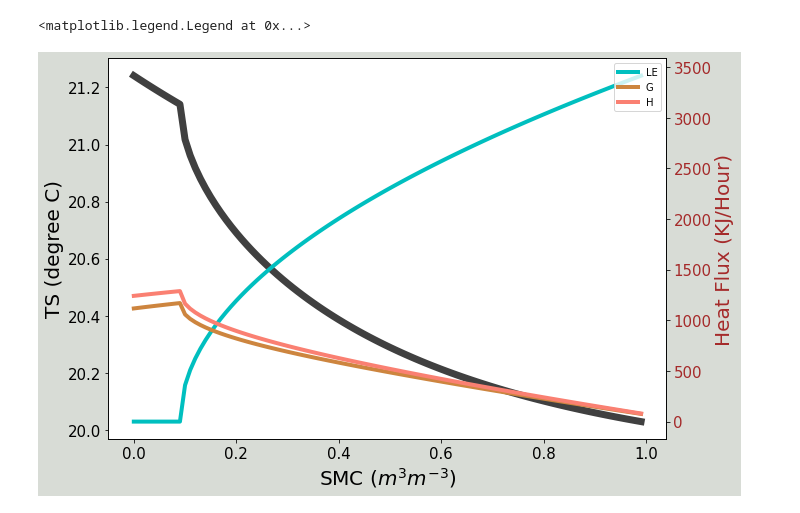
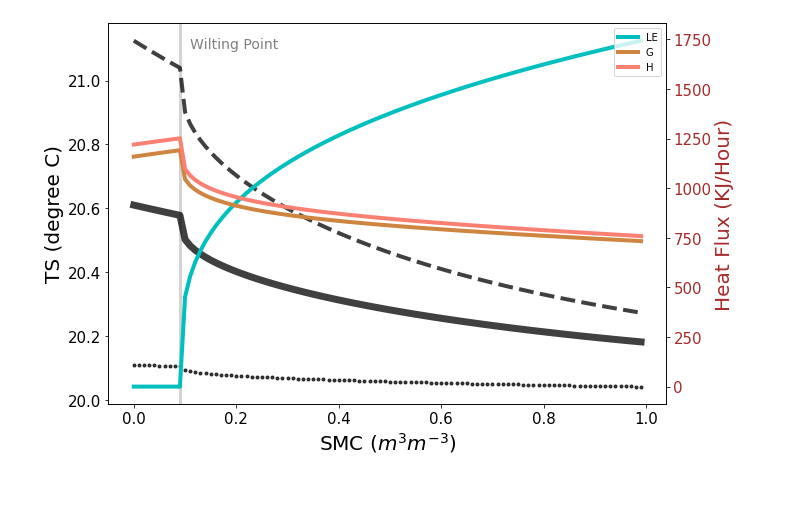
Before and after one commit to hhsu81819/Hypersensitive-Regime-Analysis, a Jupyter notebook: Toy model.ipynb, the cells around one changed output. Drawn from its saved outputs; the diff is of its cells as text; code cells hidden in the pictures.

```diff
--- a/Toy model.ipynb
+++ b/Toy model.ipynb
@@ -43,10 +128,10 @@ Using energy budget: R-G=CpdT+H+LE
 # tunable parameters: default: 1, 1, 0,1, 0, 1, 1, 0, 0, 0
 switch_watermass=1 # 1: water mass in considered;  0: not considered
 switch_cs=1 # 1: SMC affects soil specific heat where cs = f(SMC); 0: not affect
-base_cs=0 # alter the base of cs when no SMC
+base_cs=1 # alter the base of cs when no SMC
 switch_cg=1 # 1: SMC affects soil conductivity where cg = f(SMC); 0: not affect
-base_cg=0 # alter the base of cg when no SMC
-base_ch=0 # alter the base of ch when no SMC
+base_cg=1 # alter the base of cg when no SMC
+base_ch=1 # alter the base of ch when no SMC
 switch_le=1 # 1: LE nonlinearly drops ; 0: LE linearly drops
 alb=1 # efficiency of using insolation - e.g. albedo..... 0<alb<1
 Tb=[0,0,0] # Purterbation of initial temperature for Soil T, Air T, and deep Soil T. All defauly set is T=20
@@ -55,57 +140,64 @@ poros=0.4 #Porosity
 oR=1000 #Available energy  (W/M^2)
 R=oR/1000*3600*alb #Available energy  (KJ) for an hour for a meter square
 m=1000 #mass of dry soil (kg) for a cube meter
 SMC=np.arange(0,1,0.01) # Soil Moisture Content as the fraction occupying the pores (m3/m3)
 T0=20+Tb[0] #Initial Soil Temperature (C)
 TA=20+Tb[1] #Initial Air Temperature (C)
 TG=20+Tb[2] #Initial Deep Soil Temperature (C)
-TX=np.zeros(100)
-H=np.zeros(100)
-L=np.zeros(100)
-G=np.zeros(100)
+TX=np.zeros((3,100))
+H=np.zeros((3,100))
+L=np.zeros((3,100))
+G=np.zeros((3,100))
+weight=[1,0.1,10]
+#Calculation
+for case in range(0,3):
+    www=weight[case]
+    for i in range(0,100):
+        Ch=(1+base_ch*www)*(m)
+        Cs=(1+1*SMC[i]*switch_cs+base_cs*www)*(m+SMC[i]*poros*1000*switch_watermass) #Parameter of soil specific heat KJ/KG/K*KG
+        Cg=(0.9+1*SMC[i]*switch_cg+base_cg*www)*(m+SMC[i]*poros*1000*switch_watermass) #
 
-#Calculation
-for i in range(0,100):
-    Ch=(1+base_ch)*(m)
-    Cs=(1+1*SMC[i]*switch_cs+base_cs)*(m+SMC[i]*poros*1000*switch_watermass) #Parameter of soil specific heat KJ/KG/K*KG
-    Cg=(0.9+1*SMC[i]*switch_cg+base_cg)*(m+SMC[i]*poros*1000*switch_watermass) #
+        if SMC[i]<0.1:
+            LE=0
 
-    if SMC[i]<0.1:
-        LE=0
+        if SMC[i]>0.09 and (switch_le>0) :
+            LE=R*(SMC[i]-0.09)**0.3/2
 
-    if SMC[i]>0.09 and (switch_le>0) :
-        LE=R*(SMC[i]-0.09)**0.5
+        if (SMC[i]>0.09) and (switch_le<1) :
+            LE=R*(SMC[i]-0.09)/2
 
-    if (SMC[i]>0.09) and (switch_le<1) :
-        LE=R*(SMC[i]-0.09)
-
-    TX[i]=(R-LE+Cs*T0+Cg*TG+Ch*TA)/(Cs+Cg+Ch) # R=H+LE+cpdT
-    H[i]=Cs*(TX[i]-T0)
-    L[i]=LE
-    G[i]=Cg*(TX[i]-TG)
+        TX[case,i]=(R-LE+Cs*T0+Cg*TG+Ch*TA)/(Cs+Cg+Ch) # R=H+LE+cpdT
+        H[case,i]=Cs*(TX[case,i]-T0)
+        L[case,i]=LE
+        G[case,i]=Cg*(TX[case,i]-TG)
 
 # Plotting
 
 
 fig, ax1 = plt.subplots(figsize=(10,7))
-fig.patch.set_facecolor('xkcd:light grey')
+fig.patch.set_facecolor('xkcd:white')
 ax2 = ax1.twinx()
 ax1.set_ylabel('TS (degree C)', color='black', fontsize=20)
 ax1.set_xlabel('SMC ($m^{3}$$m^{-3}$)', color='black', fontsize=20)
+ax1.axvline(x = 0.09, color='lightgray', label = 'axvline - full height' , linewidth=3.0)
+ax1.text(0.11, 21.1, 'Wilting Point', color='grey', fontsize = 14)
 
-ax1.plot(SMC,TX, color='black', linewidth=7.0, alpha=0.75)
+ax1.plot(SMC,TX[0,:], color='black', linewidth=7.0, alpha=0.75)
+ax1.plot(SMC,TX[1,:], 'k--', linewidth=4.0, alpha=0.75)
+ax1.plot(SMC,TX[2,:], 'k.', linewidth=4.0, alpha=0.75)
+
 ax1.tick_params(axis='y', labelcolor='black', labelsize=15)
 ax1.tick_params(axis='x', labelcolor='black', labelsize=15)
 plt.gca().legend(('T'),loc="upper left")
 
 ax2.set_ylabel('Heat Flux (KJ/Hour)', color='brown', fontsize=20)
-ax2.plot(SMC,L, color='c',linewidth=4.0, alpha=1)
-ax2.plot(SMC,G, color='peru',linewidth=4.0, alpha=1)
-ax2.plot(SMC,H, color='salmon',linewidth=4.0, alpha=1)
+ax2.plot(SMC,L[0,:], color='c',linewidth=4.0, alpha=1)
+ax2.plot(SMC,G[0,:], color='peru',linewidth=4.0, alpha=1)
+ax2.plot(SMC,H[0,:], color='salmon',linewidth=4.0, alpha=1)
 
 ax2.tick_params(axis='y', labelcolor='brown', labelsize=15)
 ax2.tick_params(axis='x', labelcolor='black', labelsize=15)
 plt.gca().legend(('LE','G','H'),loc="upper right")
+plt.savefig('/homes/hhsu/02.InfoTheo/FluxNet/Figure4a_Model_realisticLE', format="pdf", bbox_inches="tight")
 # %% [output]
-<matplotlib.legend.Legend at 0x...>
-[figure, old version]
+[figure, new version]
```
Also changed, not shown: parts of 4 cells of this notebook, 3 other files.
